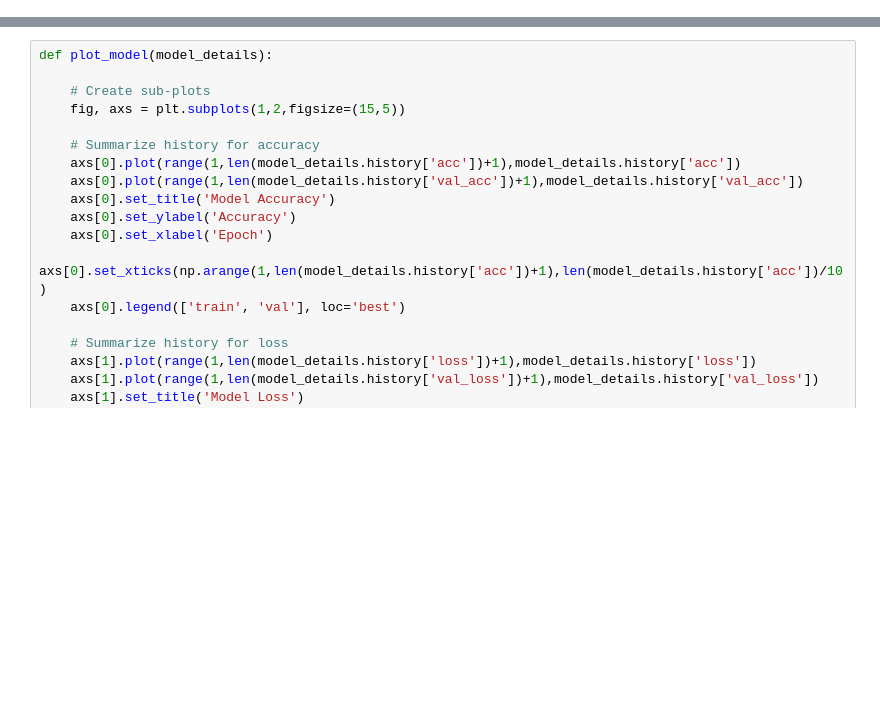
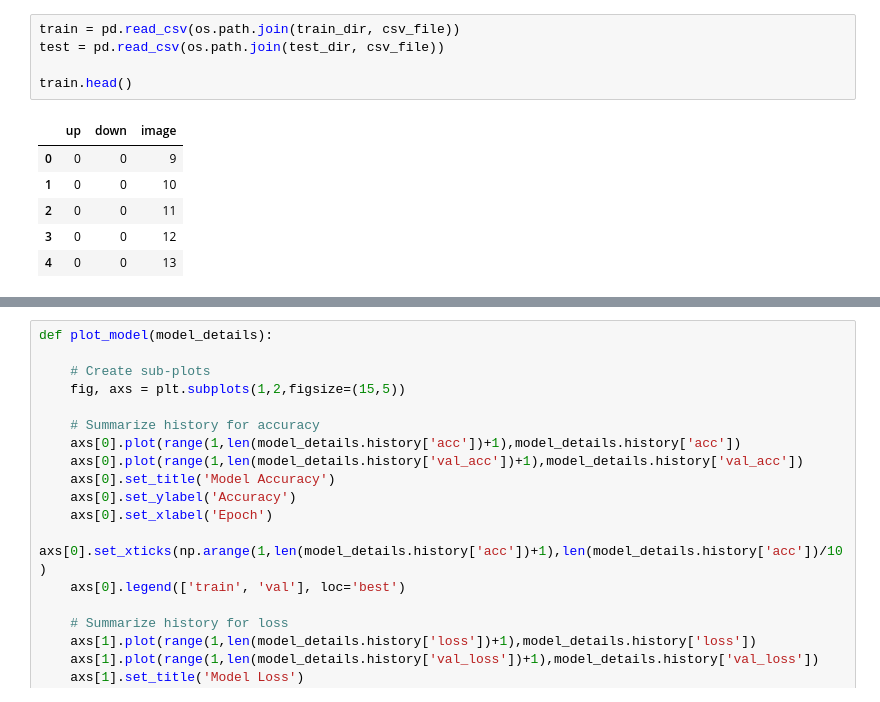
Before and after one commit to 09rohanchopra/genetic-jump, a Jupyter notebook: src/Deep CNN Model.ipynb, the cells around one changed output, grey strips where cells are left out. Saved outputs shown, nothing was run; the diff lists cells and outputs as text; blank space fills up the shorter version.

```diff
--- a/src/Deep CNN Model.ipynb
+++ b/src/Deep CNN Model.ipynb
@@ -21,0 +38,12 @@ LEARN_RATE = 1.0e-4
+# %%
+train = pd.read_csv(os.path.join(train_dir, csv_file))
+test = pd.read_csv(os.path.join(test_dir, csv_file))
+
+train.head()
+# %% [output]
+|  | up | down | image |
+| 0 | 0 | 0 | 9 |
+| 1 | 0 | 0 | 10 |
+| 2 | 0 | 0 | 11 |
+| 3 | 0 | 0 | 12 |
+| 4 | 0 | 0 | 13 |
```
Also changed, not shown: parts of 15 cells of this notebook.
